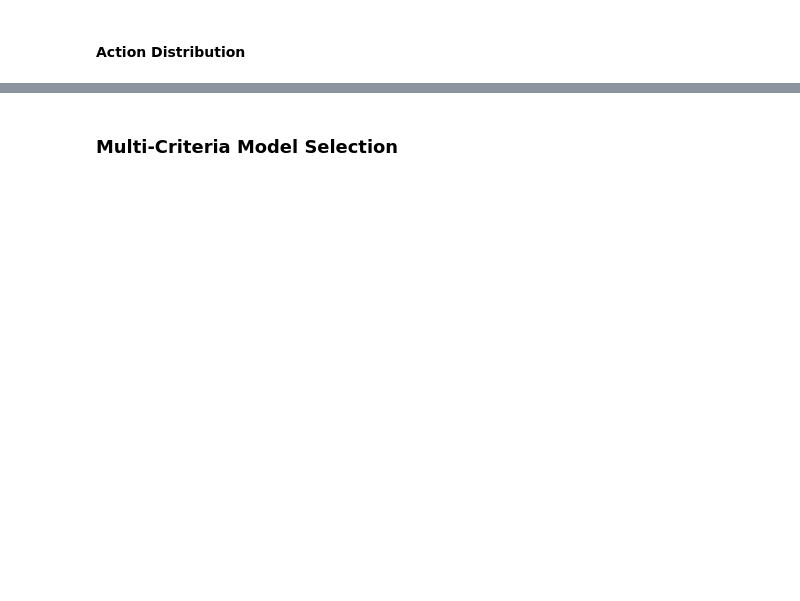
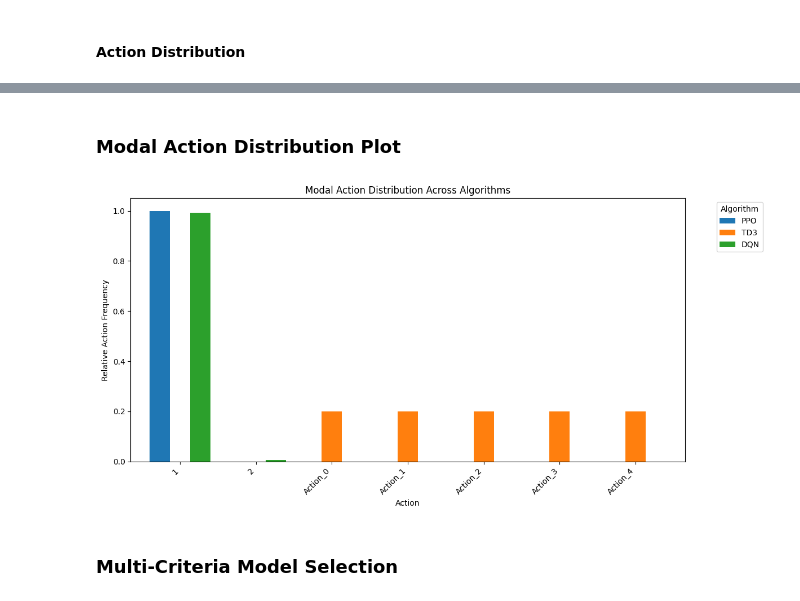
Before and after one commit to debarghamitraroy/XRL-MODAL-Adaptive-Intermodal-Cold-Chain-Transportation, a Jupyter notebook: code.ipynb, the cells around one changed output, grey strips where cells are left out. Cells and saved outputs as stored; diff of their text form; code cells hidden in the pictures; blank space fills up the shorter version.

```diff
--- a/code.ipynb
+++ b/code.ipynb
@@ -478,7 +687,7 @@ scenario = iot_supply.merge(smart_daily, on="Date", how="left", suffixes=("", "_
 #### Load / Resolve Mean Temperature Dataset
 # %%
 # Actual temperature folder found in your project
-TEMPERATURE_DIR = Path(DATA_ROOT) / "temparature"
+TEMPERATURE_DIR = Path(DATA_ROOT) / "temperature"
 
 if not TEMPERATURE_DIR.exists():
     raise FileNotFoundError(f"Temperature directory not found:\n{TEMPERATURE_DIR}")
@@ -2155,17 +2480,14 @@ ppo_start = time.perf_counter()
 ppo_model.learn(
     total_timesteps=CONFIG["ppo_timesteps"],
     callback=ppo_callback,
-    progress_bar=True,
+    progress_bar=False,
 )
 
 ppo_training_time = time.perf_counter() - ppo_start
 
-
 ppo_history = ppo_callback.save_history()
 
-
 ppo_model.save(MODELS_ROOT / "PPO" / "ppo_multimodal_final")
-
 
 joblib.dump(
     {
@@ -2176,5 +2498,6 @@ joblib.dump(
     MODELS_ROOT / "PPO" / "ppo_metadata.joblib",
 )
 
+plot_training_history(ppo_history, "PPO")
 
-plot_training_history(ppo_history, "PPO")
+print(f"PPO training completed in {ppo_training_time:.2f} seconds.")
@@ -2281,3 +2665,10 @@ sac_metrics["Training Time"] = sac_training_time
 ### TD3
 # %% [markdown]
 #### Configuration
+# %%
+# TD3-specific policy configuration
+TD3_POLICY_KWARGS = {
+    key: value for key, value in POLICY_KWARGS.items() if key != "use_sde"
+}
+
+print(TD3_POLICY_KWARGS)
@@ -2305,7 +2698,7 @@ td3_callback = TrainingMetricsCallback("TD3")
 td3_model = TD3(
     "MultiInputPolicy",
     td3_train_env,
-    policy_kwargs=POLICY_KWARGS,
+    policy_kwargs=TD3_POLICY_KWARGS,
     learning_rate=CONFIG["learning_rate"],
     buffer_size=50_000,
     learning_starts=1_000,
@@ -2581,3 +3112,39 @@ plt.show()
+# %% [markdown]
+### Modal Action Distribution Plot
+# %%
+action_df = pd.DataFrame(action_distributions).fillna(0)
+
+ax = action_df.plot(
+    kind="bar",
+    figsize=(12, 6),
+    width=0.8,
+)
+
+ax.set_xlabel("Action")
+ax.set_ylabel("Relative Action Frequency")
+ax.set_title("Modal Action Distribution Across Algorithms")
+
+ax.legend(
+    title="Algorithm",
+    bbox_to_anchor=(1.05, 1),
+    loc="upper left",
+)
+
+plt.xticks(rotation=45, ha="right")
+plt.tight_layout()
+
+comparison_dir = PLOTS_ROOT / "comparison"
+comparison_dir.mkdir(parents=True, exist_ok=True)
+
+plt.savefig(
+    comparison_dir / "action_distribution.png",
+    dpi=200,
+    bbox_inches="tight",
+)
+
+plt.show()
+# %% [output]
+[figure, added]
 # %% [markdown]
 ### Multi-Criteria Model Selection
 # %%
```
Also changed, not shown: parts of 49 cells of this notebook.
